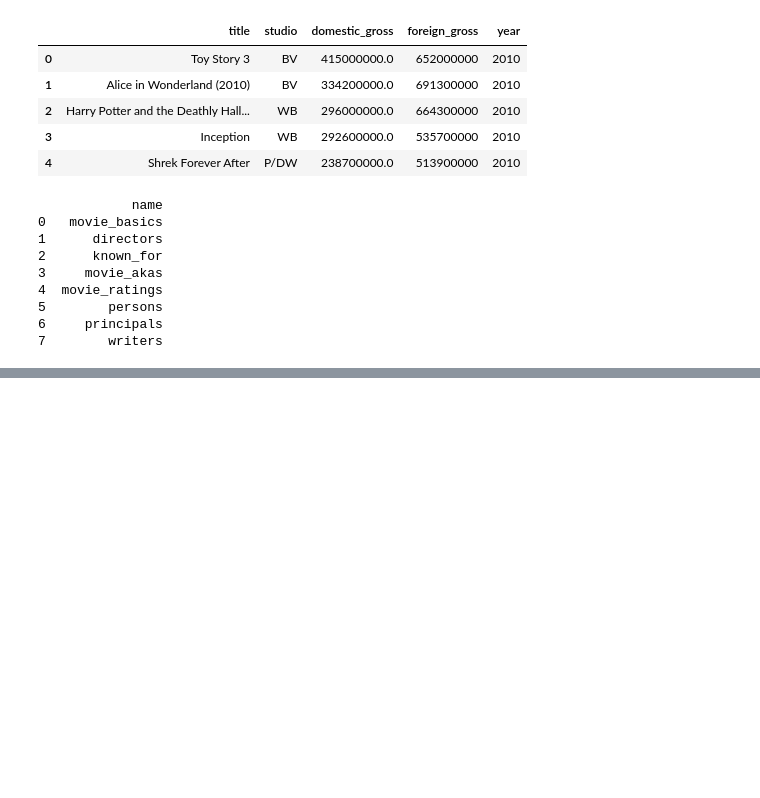
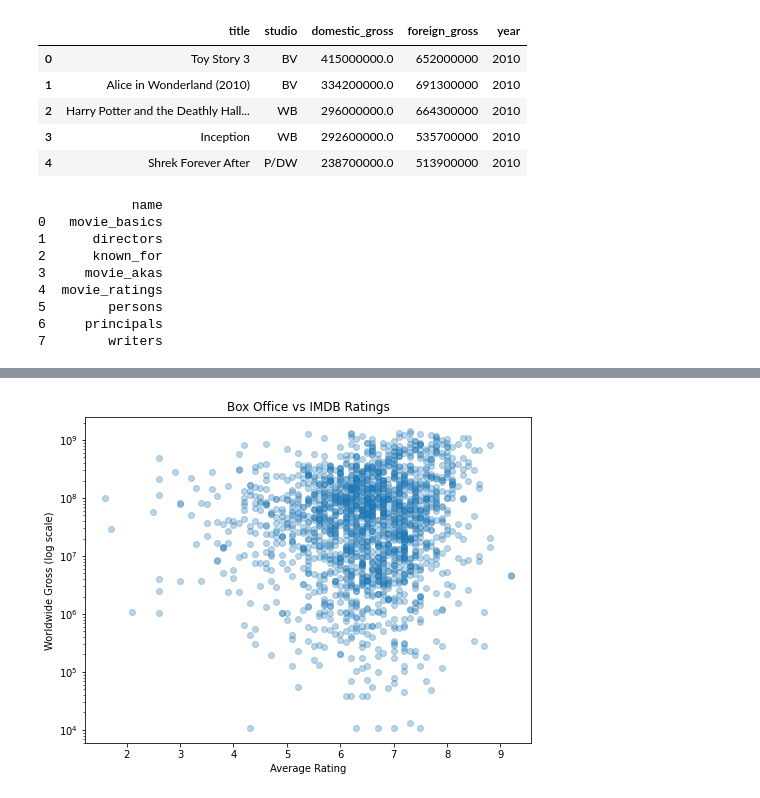
Before and after one commit to DianaAloo/dsc-phase-2-project-v3, a Jupyter notebook: Phase_2_Project.ipynb, the cells around one changed output, grey strips where cells are left out. Cells and saved outputs as stored; diff of their text form; code cells hidden in the pictures; blank space fills up the shorter version.

```diff
--- a/Phase_2_Project.ipynb
+++ b/Phase_2_Project.ipynb
@@ -115,0 +292,18 @@ movie_basics
+# %%
+#movie_gross EDA
+# Clean foreign_gross (convert to float)
+bom_movie_gross['foreign_gross'] = (
+bom_movie_gross['foreign_gross']
+    .replace('', 0)  # blanks to 0
+    .replace('NA', 0)  # NA to 0
+    .astype(str)  # ensure string before replace
+    .str.replace(',', '', regex=True)  # remove commas
+    .astype(float)
+)
+
+# Fill missing domestic_gross with 0
+bom_movie_gross['domestic_gross'] = bom_movie_gross['domestic_gross'].fillna(0)
+
+# Create worldwide_gross
+bom_movie_gross['worldwide_gross'] = bom_movie_gross['domestic_gross'] + bom_movie_gross['foreign_gross']
+bom_movie_gross['worldwide_gross']
@@ -115,0 +414,14 @@ movie_basics
+# %%
+#Ratings vs Box Office
+import matplotlib.pyplot as plt
+
+plt.figure(figsize=(8,6))
+plt.scatter(bom_movies_gross['averagerating'], bom_movies_gross['worldwide_gross'], alpha=0.3)
+plt.yscale('log')
+plt.xlabel("Average Rating")
+plt.ylabel("Worldwide Gross (log scale)")
+plt.title("Box Office vs IMDB Ratings")
+plt.show()
+#You’ll see if higher ratings correspond to bigger grosses.
+# %% [output]
+[figure, added]
```
Also changed, not shown: parts of 42 cells of this notebook, 2 other files.
